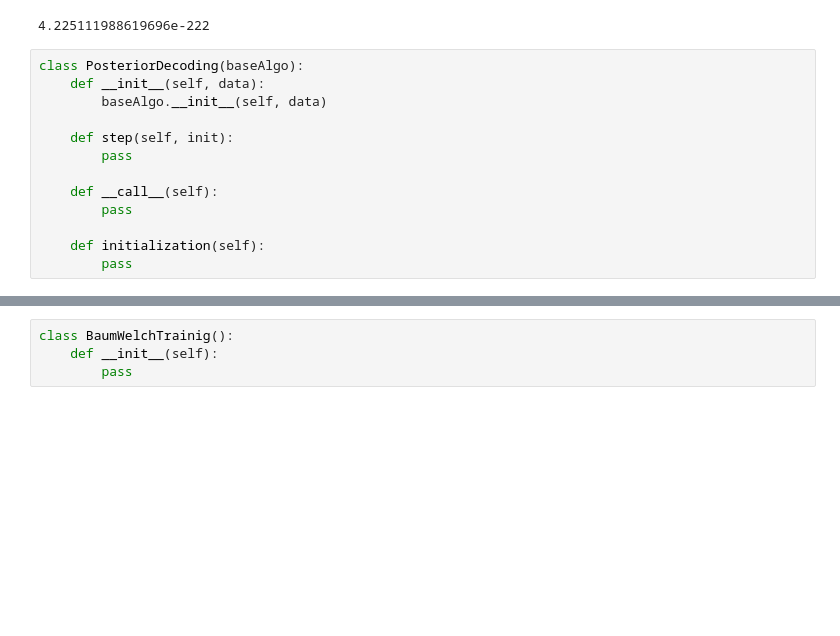
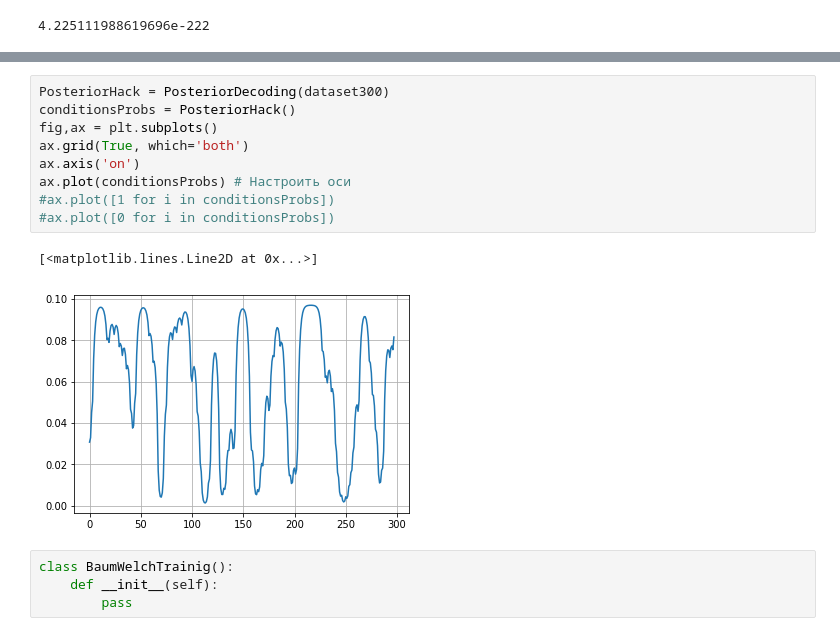
Before and after one commit to evgeniy97/unfarCasino, a Jupyter notebook: KhomutovTask-Copy1.ipynb, the cells around one changed output, grey strips where cells are left out. Saved outputs shown, nothing was run; the diff lists cells and outputs as text; blank space fills up the shorter version.

Commit message:
init posterior decoding

```diff
--- a/KhomutovTask-Copy1.ipynb
+++ b/KhomutovTask-Copy1.ipynb
@@ -342,16 +342,3 @@ backwardHack = backwardAlgorithm(dataset300)
 backwardHack()
 # %% [output]
 4.225111988619696e-222
-# %%
-class PosteriorDecoding(baseAlgo):
-    def __init__(self, data):
-        baseAlgo.__init__(self, data)
-
-    def step(self, init):
-        pass
-
-    def __call__(self):
-        pass
-
-    def initialization(self):
-        pass
@@ -358,3 +404,15 @@ class PosteriorDecoding(baseAlgo):
+# %%
+PosteriorHack = PosteriorDecoding(dataset300)
+conditionsProbs = PosteriorHack()
+fig,ax = plt.subplots()
+ax.grid(True, which='both')
+ax.axis('on')
+ax.plot(conditionsProbs) # Настроить оси
+#ax.plot([1 for i in conditionsProbs])
+#ax.plot([0 for i in conditionsProbs])
+# %% [output]
+[<matplotlib.lines.Line2D at 0x...>]
+[figure, added]
 # %%
 class BaumWelchTrainig():
     def __init__(self):
```
Also changed, not shown: parts of 1 cell of this notebook.
